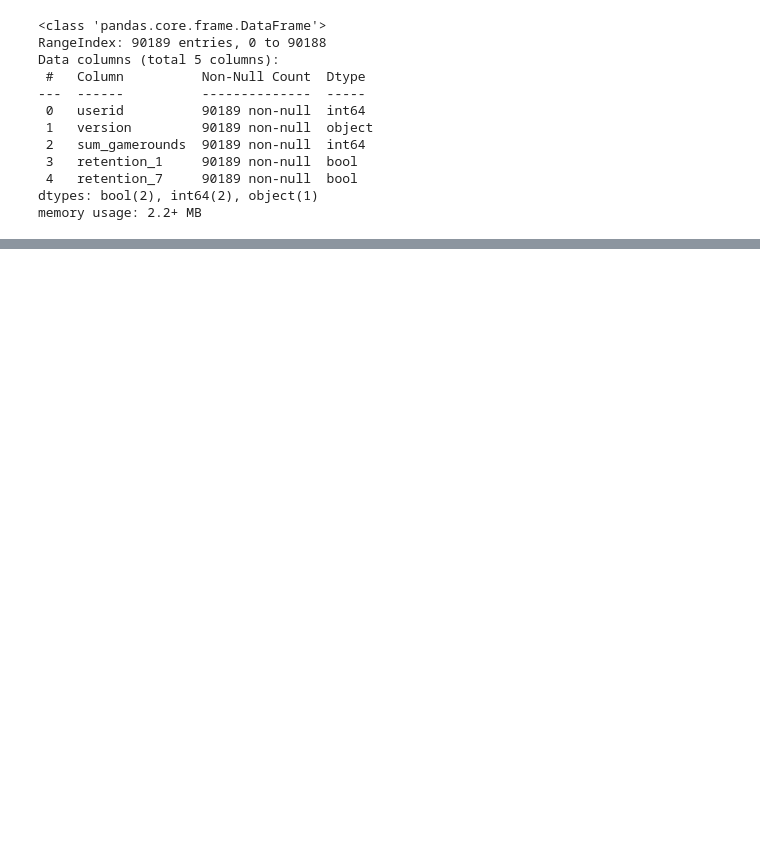
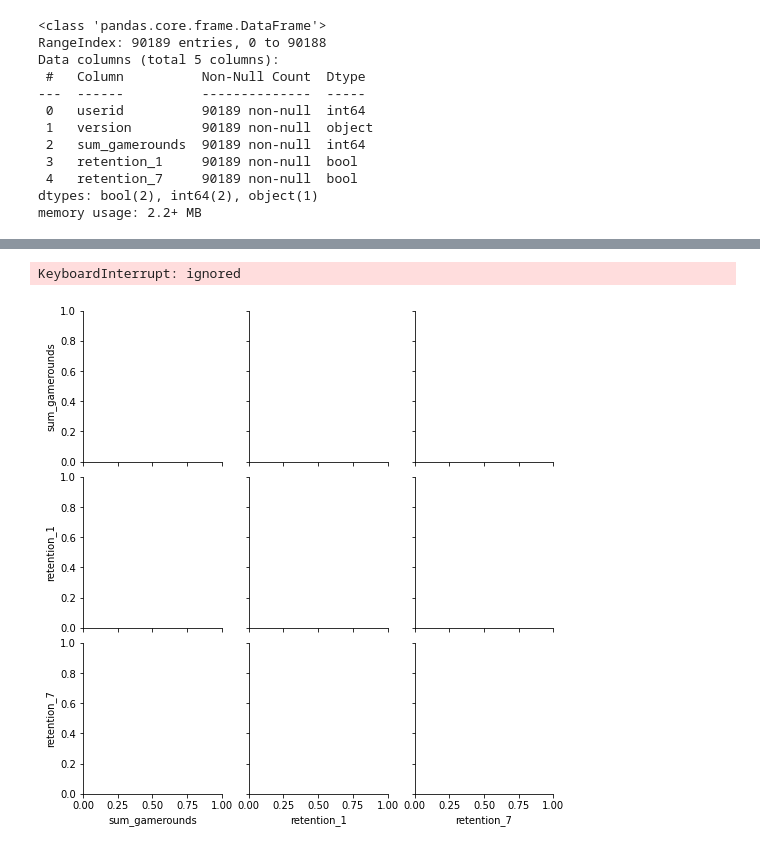
Before and after one commit to AsiMrz/AB-Testing, a Jupyter notebook: data-story.ipynb, the cells around one changed output, grey strips where cells are left out. Drawn from its saved outputs; the diff is of its cells as text; code cells hidden in the pictures; blank space fills up the shorter version.

```diff
--- a/data-story.ipynb
+++ b/data-story.ipynb
@@ -101,0 +171,7 @@ Name: sum_gamerounds, dtype: float64
+# %%
+### not working
+
+sns.pairplot(df, hue="userid")
+# %% [output]
+KeyboardInterrupt: ignored
+[figure, added]
```
Also changed, not shown: parts of 30 cells of this notebook.
